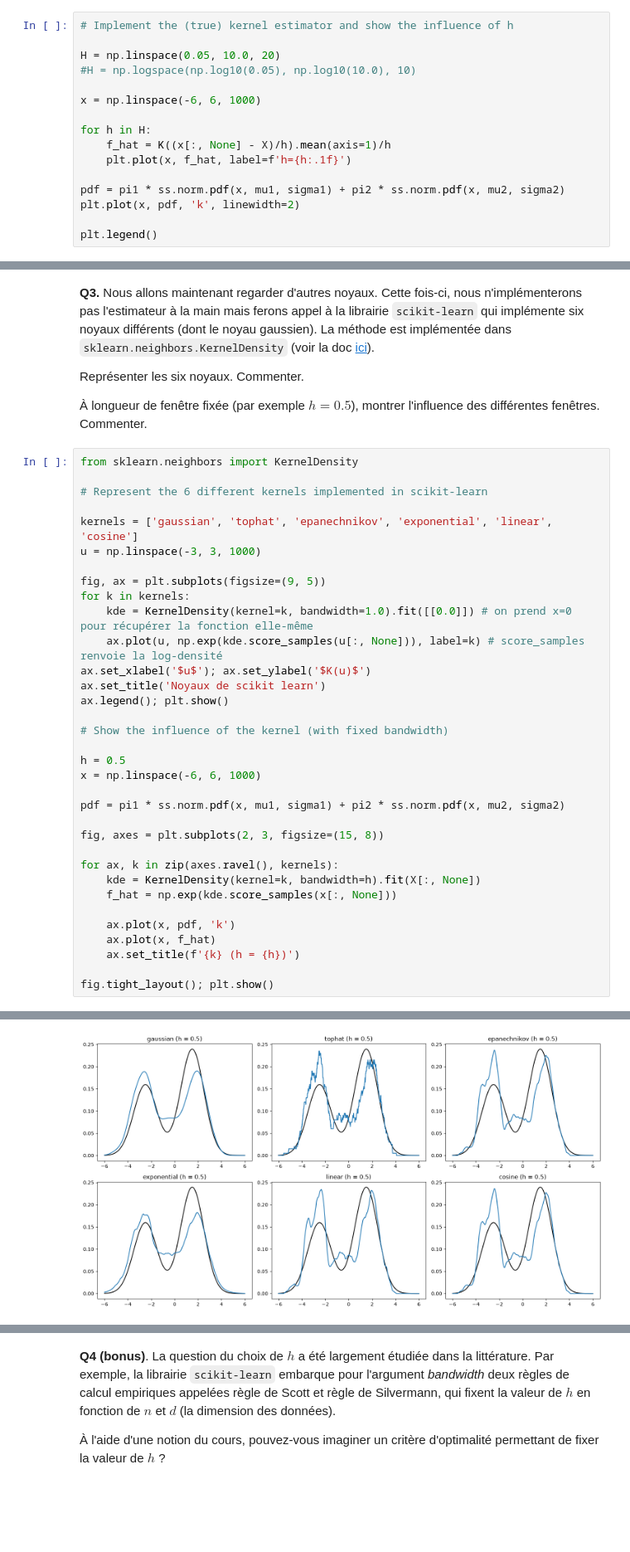
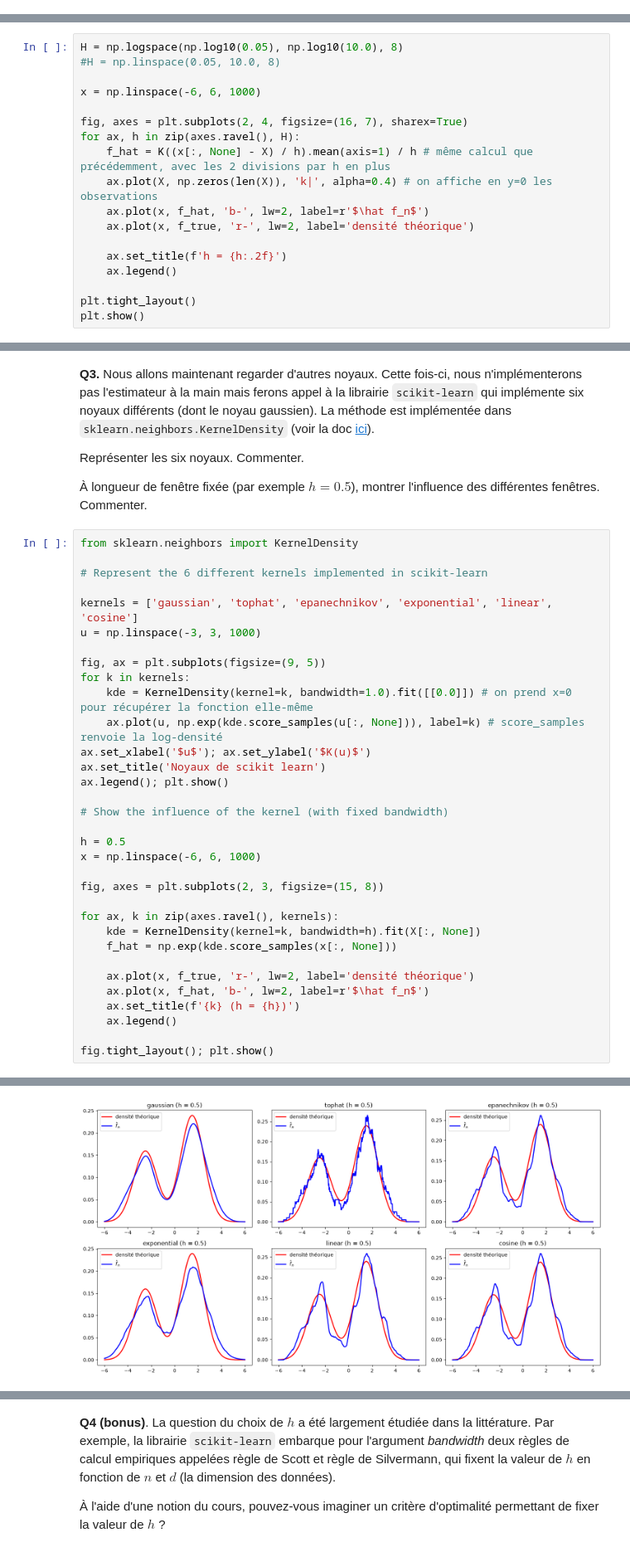
Before and after one commit to alxndrTL/python_sdia, a Jupyter notebook: Labs_Stats/tp2/tp2_FERNANDES_TORRES.ipynb, the cells around one changed output, grey strips where cells are left out. Shown at 83% size. Cells and saved outputs as stored; diff of their text form; blank space fills up the shorter version.

```diff
--- a/Labs_Stats/tp2/tp2_FERNANDES_TORRES.ipynb
+++ b/Labs_Stats/tp2/tp2_FERNANDES_TORRES.ipynb
@@ -193,19 +204,3 @@ $$\hat{f}_n(x) = \frac{1}{nh} \sum_{i=1}^n K(\frac{x - x_i}{h}).$$
 (On peut facilement vérifier que $\hat{f}_n(x)$ intègre bien à 1).
 
 Implémenter cet estimateur sur les données générées dans la partie 1, et montrer l'influence de la valeur de $h$. Commenter.
-# %%
-# Implement the (true) kernel estimator and show the influence of h
-
-H = np.linspace(0.05, 10.0, 20)
-#H = np.logspace(np.log10(0.05), np.log10(10.0), 10)
-
-x = np.linspace(-6, 6, 1000)
-
-for h in H:
-    f_hat = K((x[:, None] - X)/h).mean(axis=1)/h
-    plt.plot(x, f_hat, label=f'h={h:.1f}')
-
-pdf = pi1 * ss.norm.pdf(x, mu1, sigma1) + pi2 * ss.norm.pdf(x, mu2, sigma2)
-plt.plot(x, pdf, 'k', linewidth=2)
-
-plt.legend()
@@ -214,0 +207,18 @@ plt.legend()
+# %%
+H = np.logspace(np.log10(0.05), np.log10(10.0), 8)
+#H = np.linspace(0.05, 10.0, 8)
+
+x = np.linspace(-6, 6, 1000)
+
+fig, axes = plt.subplots(2, 4, figsize=(16, 7), sharex=True)
+for ax, h in zip(axes.ravel(), H):
+    f_hat = K((x[:, None] - X) / h).mean(axis=1) / h # même calcul que précédemment, avec les 2 divisions par h en plus
+    ax.plot(X, np.zeros(len(X)), 'k|', alpha=0.4) # on affiche en y=0 les observations
+    ax.plot(x, f_hat, 'b-', lw=2, label=r'$\hat f_n$')
+    ax.plot(x, f_true, 'r-', lw=2, label='densité théorique')
+
+    ax.set_title(f'h = {h:.2f}')
+    ax.legend()
+
+plt.tight_layout()
+plt.show()
@@ -232,38 +245,37 @@ from sklearn.neighbors import KernelDensity
 
 # Represent the 6 different kernels implemented in scikit-learn
 
 kernels = ['gaussian', 'tophat', 'epanechnikov', 'exponential', 'linear', 'cosine']
 u = np.linspace(-3, 3, 1000)
 
 fig, ax = plt.subplots(figsize=(9, 5))
 for k in kernels:
     kde = KernelDensity(kernel=k, bandwidth=1.0).fit([[0.0]]) # on prend x=0 pour récupérer la fonction elle-même
     ax.plot(u, np.exp(kde.score_samples(u[:, None])), label=k) # score_samples renvoie la log-densité
 ax.set_xlabel('$u$'); ax.set_ylabel('$K(u)$')
 ax.set_title('Noyaux de scikit learn')
 ax.legend(); plt.show()
 
 # Show the influence of the kernel (with fixed bandwidth)
 
 h = 0.5
 x = np.linspace(-6, 6, 1000)
 
-pdf = pi1 * ss.norm.pdf(x, mu1, sigma1) + pi2 * ss.norm.pdf(x, mu2, sigma2)
-
 fig, axes = plt.subplots(2, 3, figsize=(15, 8))
 
 for ax, k in zip(axes.ravel(), kernels):
     kde = KernelDensity(kernel=k, bandwidth=h).fit(X[:, None])
     f_hat = np.exp(kde.score_samples(x[:, None]))
 
-    ax.plot(x, pdf, 'k')
-    ax.plot(x, f_hat)
+    ax.plot(x, f_true, 'r-', lw=2, label='densité théorique')
+    ax.plot(x, f_hat, 'b-', lw=2, label=r'$\hat f_n$')
     ax.set_title(f'{k} (h = {h})')
+    ax.legend()
 
 fig.tight_layout(); plt.show()
 # %% [output]
 [figure]
-[figure, old version]
+[figure, new version]
 # %% [markdown]
 <div style="background-color: rgba(255, 255, 0, 0.15); padding: 8px;">
 
```
Also changed, not shown: parts of 17 cells of this notebook, 1 other file.
